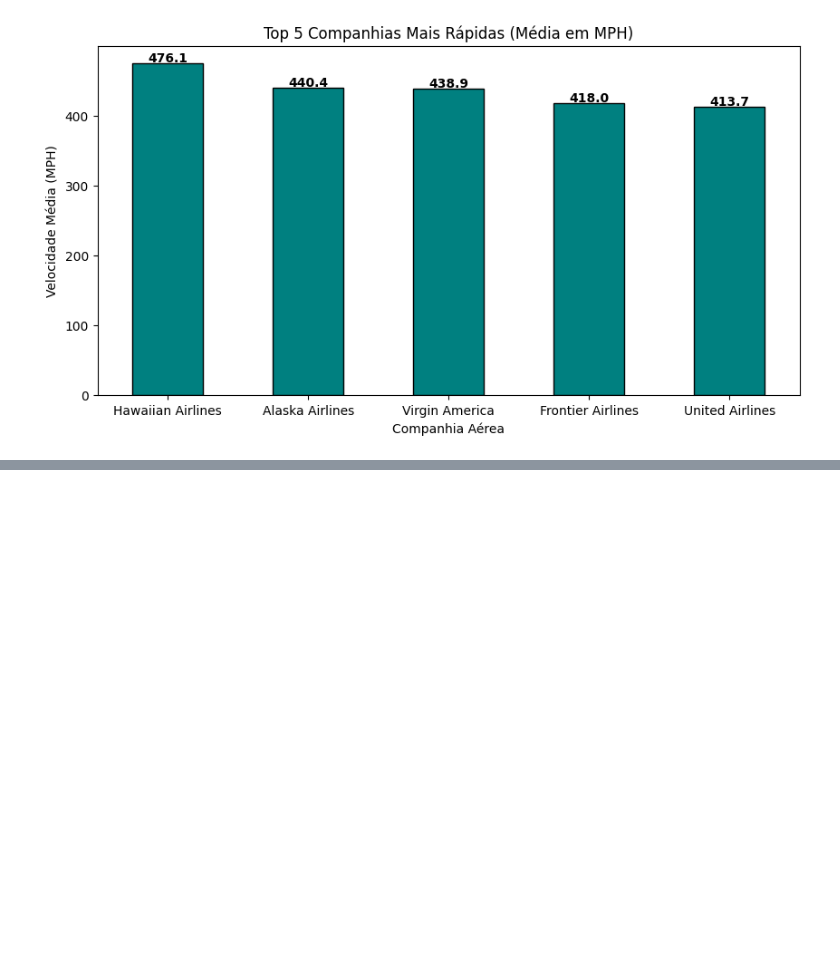
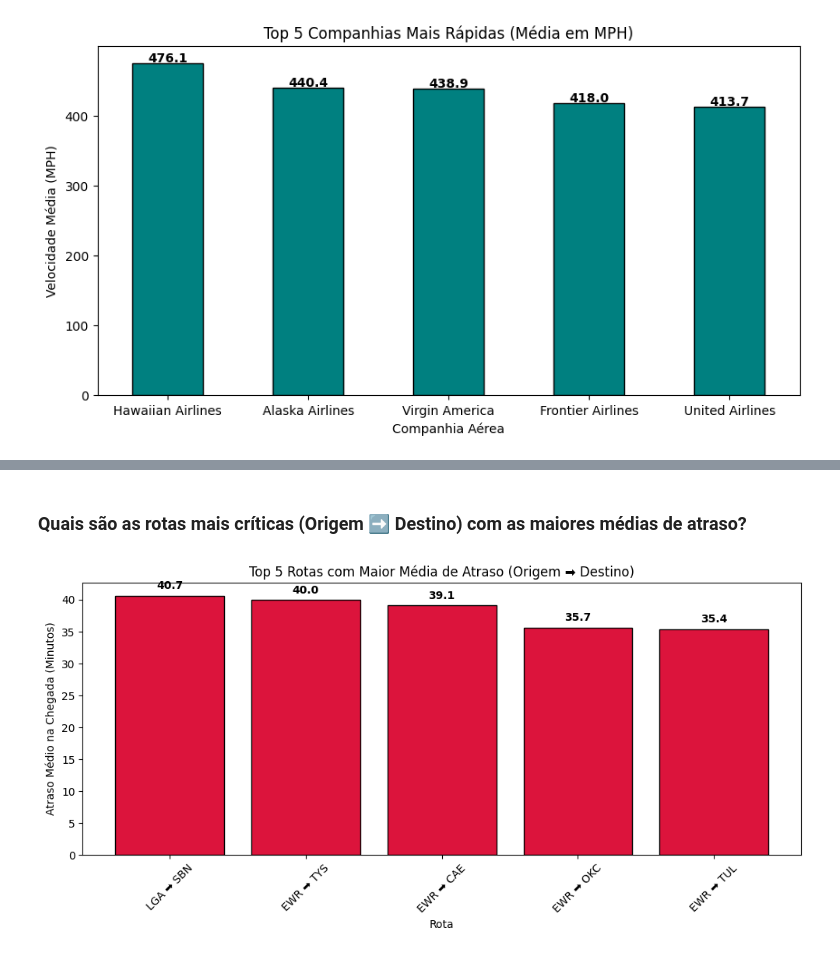
Before and after one commit to murilo-santone/Analise-Atrasos-Aviacao, a Jupyter notebook: notebook.ipynb, the cells around one changed output, grey strips where cells are left out. Saved outputs shown, nothing was run; the diff lists cells and outputs as text; code cells hidden in the pictures; blank space fills up the shorter version.

Commit message:
feat: adicionada analise de rotas criticas e gargalos

```diff
--- a/notebook.ipynb
+++ b/notebook.ipynb
@@ -313,0 +318,30 @@ Name: velocidade_mph, dtype: float64
+# %% [markdown]
+### Quais são as rotas mais críticas (Origem ➡️ Destino) com as maiores médias de atraso?
+# %%
+# 1. Agrupar pelas duas colunas e calcular a média do atraso de chegada
+rotas_atraso = BaseDados.groupby(['origin', 'dest'])['arr_delay'].mean().reset_index()
+
+# 2. Criar uma coluna nova juntando a Origem e o Destino (para o gráfico ficar legível)
+rotas_atraso['rota_nome'] = rotas_atraso['origin'] + ' ➡️ ' + rotas_atraso['dest']
+
+# 3. Ordenar por maior atraso para a menor e pegar as 5 primeiras
+top_5_piores_rotas = rotas_atraso.sort_values(by='arr_delay', ascending=False).head(5)
+
+# 4. Criar o Gráfico de Barras
+plt.figure(figsize=(10, 5))
+plt.bar(top_5_piores_rotas['rota_nome'], top_5_piores_rotas['arr_delay'], color='crimson', edgecolor='black')
+
+# 5. Decoração do Gráfico
+plt.title('Top 5 Rotas com Maior Média de Atraso (Origem ➡️ Destino)')
+plt.xlabel('Rota')
+plt.ylabel('Atraso Médio na Chegada (Minutos)')
+plt.xticks(rotation=45)
+
+# Adicionar os valores exatos nas barras
+for index, value in enumerate(top_5_piores_rotas['arr_delay']):
+    plt.text(index, value + 1, str(round(value, 1)), ha='center', fontweight='bold')
+
+plt.tight_layout() # Garante que as etiquetas não fiquem cortadas
+plt.show()
+# %% [output]
+[figure, added]
```
Also changed, not shown: parts of 5 cells of this notebook, 1 other file.
